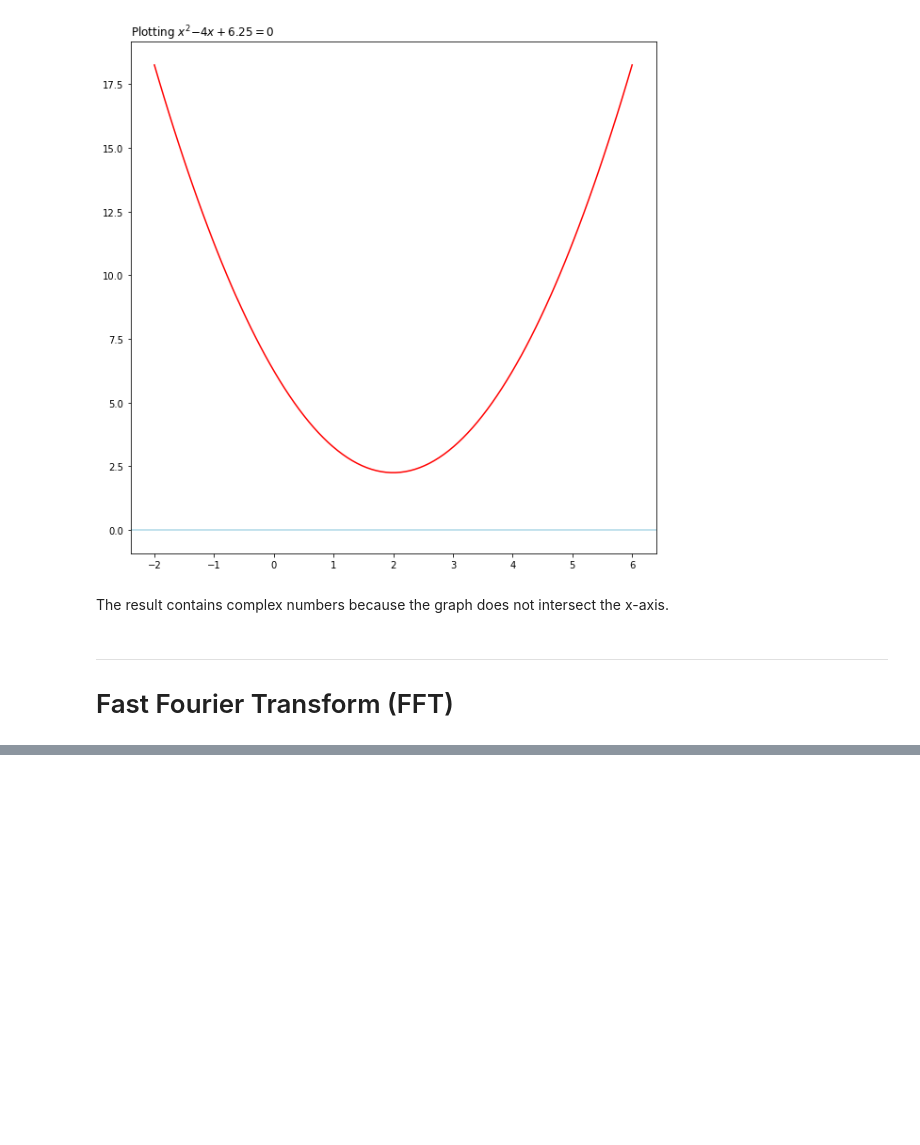
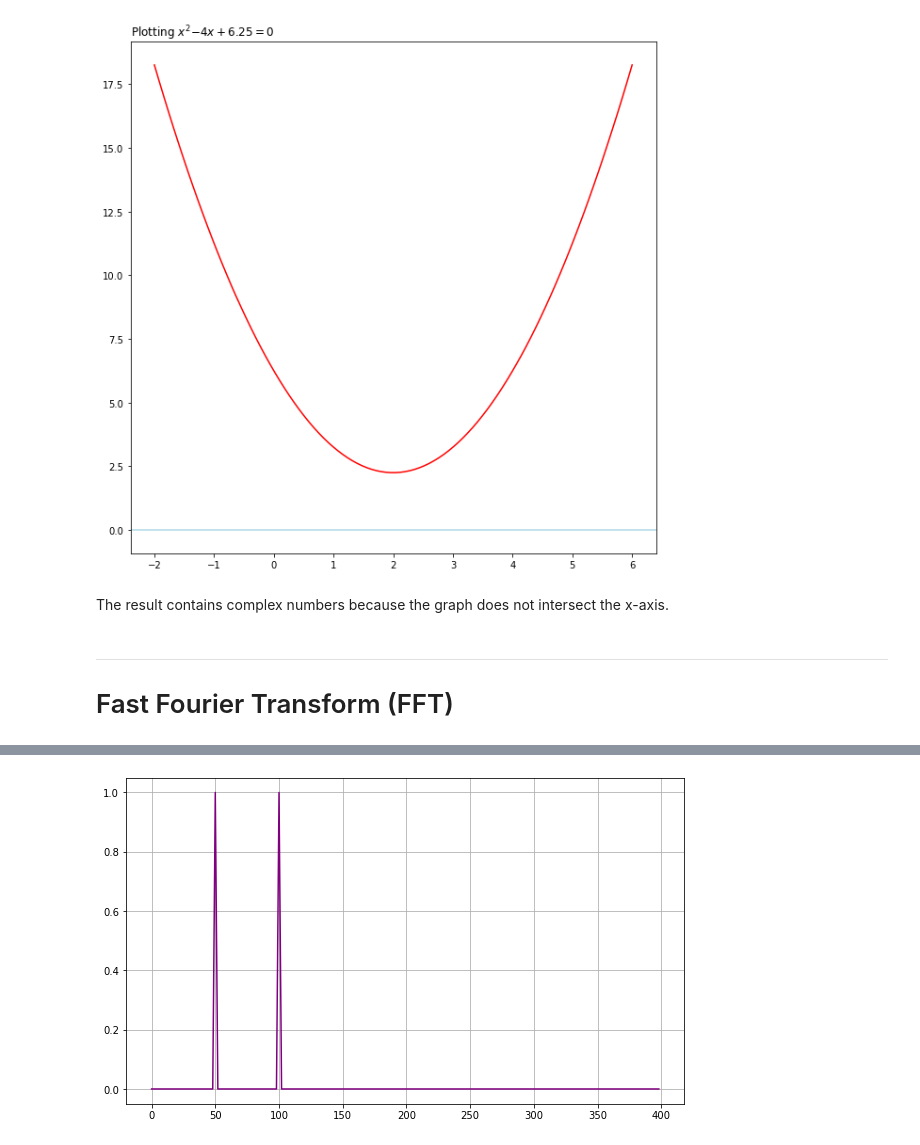
Before and after one commit to alexandrac77/emerging-technologies, a Jupyter notebook: content/Class Notebooks/Fourier Transforms.ipynb, the cells around one changed output, grey strips where cells are left out. Drawn from its saved outputs; the diff is of its cells as text; code cells hidden in the pictures; blank space fills up the shorter version.

```diff
--- a/content/Class Notebooks/Fourier Transforms.ipynb
+++ b/content/Class Notebooks/Fourier Transforms.ipynb
@@ -197,3 +295,12 @@ The FFT is much faster due to it's ability of computing the transformations usin
+# %%
+y_2 = np.sin(50.0 * 2.0 * np.pi * x)
+
+# Plot
+fig, ax = plt.subplots(figsize=(10, 6))
+ax.plot(xf, 2.0/N * np.abs(ffty[0:N//2]), color="purple")
+plt.grid();
+# %% [output]
+[figure, added]
 # %%
 https://owlcation.com/stem/How-to-Understand-the-Equation-of-a-Parabola-Directrix-and-Focus
     https://compucademy.net/solving-quadratic-equations-with-python/
```
Also changed, not shown: parts of 13 cells of this notebook.
